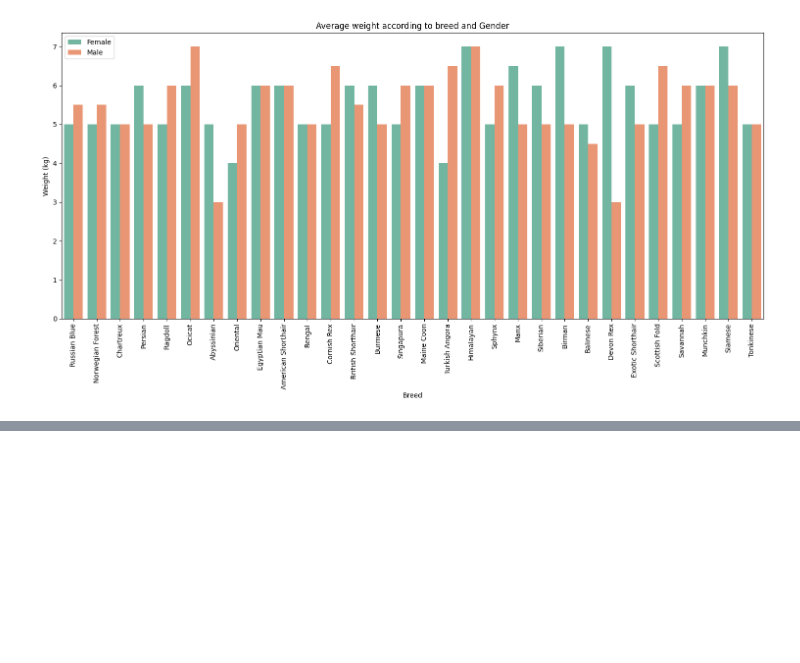
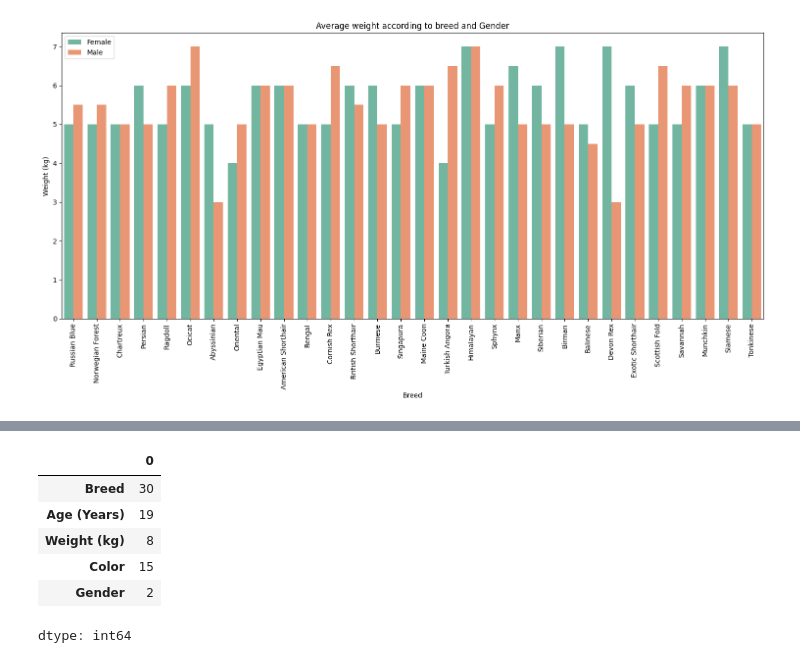
Before and after one commit to zaidalmasri1/python-DataAnalysis, a Jupyter notebook: finalproject(mohammedandzaidalmasri_py.ipynb, the cells around one changed output, grey strips where cells are left out. Saved outputs shown, nothing was run; the diff lists cells and outputs as text; code cells hidden in the pictures; blank space fills up the shorter version.

```diff
--- a/finalproject(mohammedandzaidalmasri_py.ipynb
+++ b/finalproject(mohammedandzaidalmasri_py.ipynb
@@ -233,0 +244,10 @@ plt.show()
+# %%
+Cat.nunique()
+# %% [output]
+|  | 0 |
+| Breed | 30 |
+| Age (Years) | 19 |
+| Weight (kg) | 8 |
+| Color | 15 |
+| Gender | 2 |
+dtype: int64
```
Also changed, not shown: parts of 7 cells of this notebook.
